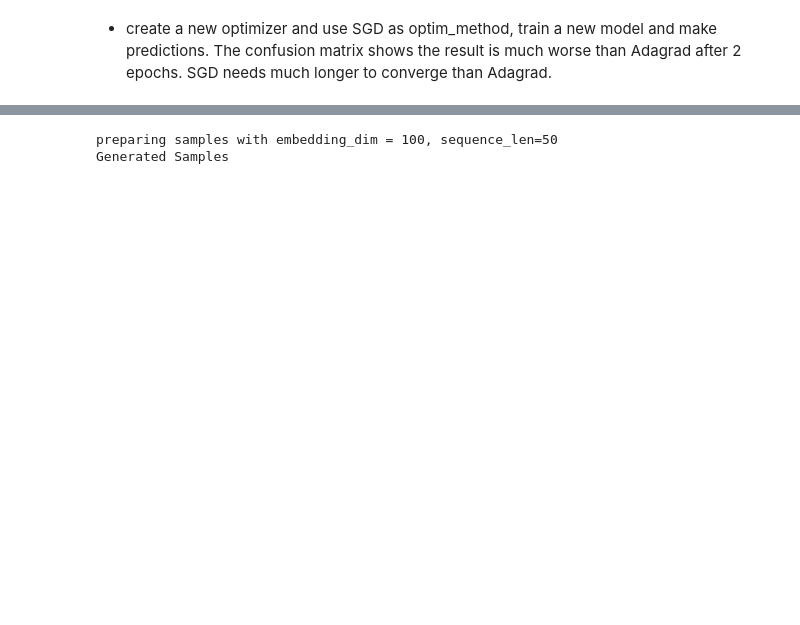
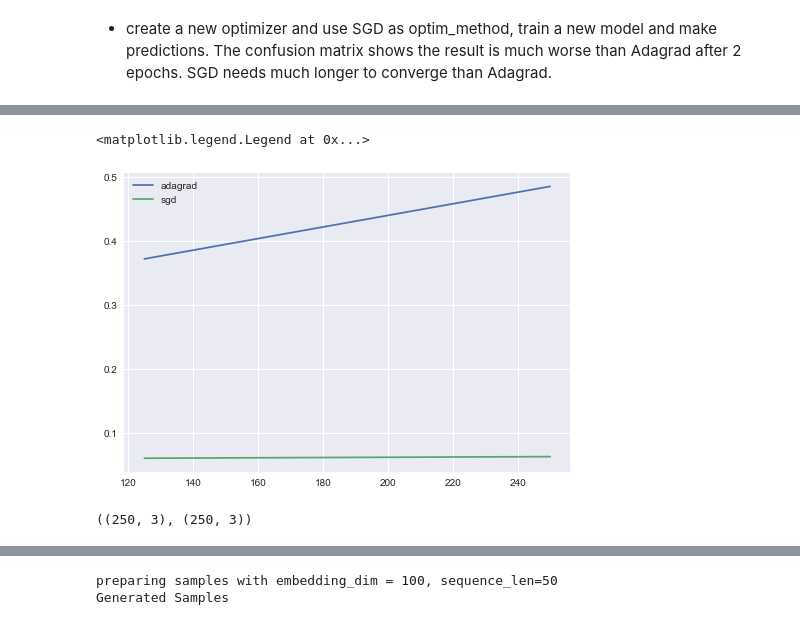
Before and after one commit to shane-huang/BigDL, a Jupyter notebook: notebook/textclassifier.ipynb, the cells around one changed output, grey strips where cells are left out. Saved outputs shown, nothing was run; the diff lists cells and outputs as text; code cells hidden in the pictures; blank space fills up the shorter version.

```diff
--- a/notebook/textclassifier.ipynb
+++ b/notebook/textclassifier.ipynb
@@ -301,0 +332,14 @@ sn.heatmap(pd.DataFrame(confusion_matrix(y_true, y_pred2)), annot=True,fmt='d')
+# %%
+plt.plot(top1_adagrad[:,0],top1_adagrad[:,1],label='adagrad')
+plt.plot(top1_sgd[:,0],top1_sgd[:,1],label='sgd')
+plt.legend()
+# %% [output]
+<matplotlib.legend.Legend at 0x...>
+[figure, added]
+# %%
+tp_adagrad = np.array(train_summary1.read_scalar("throughput"))
+tp_sgd = np.array(train_summary2.read_scalar("throughput"))
+# each event data has 3-dimension value, in the form of (iteration_count, value, timestamp)
+tp_adagrad.shape,tp_sgd.shape
+# %% [output]
+((250, 3), (250, 3))
```
Also changed, not shown: parts of 30 cells of this notebook.
